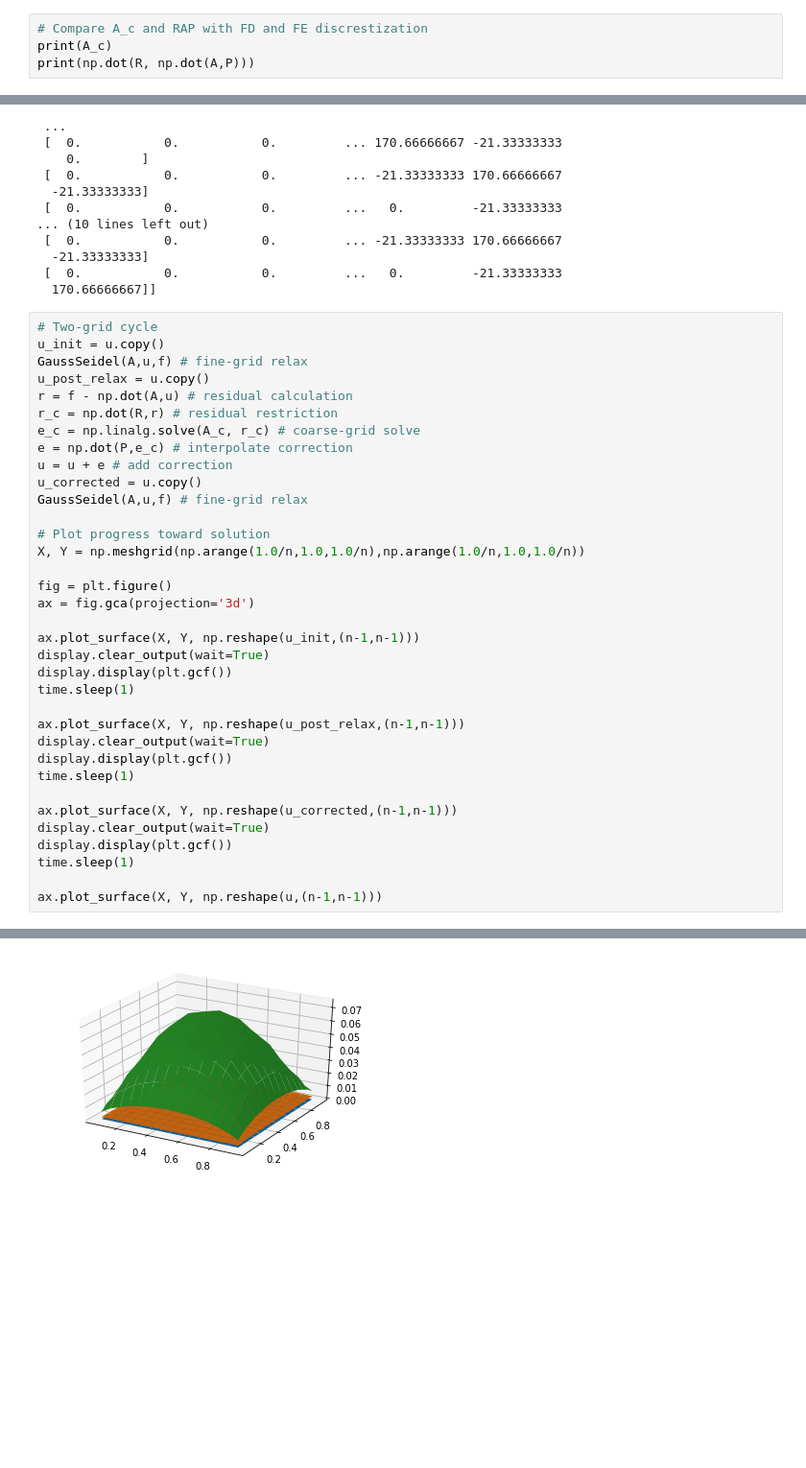
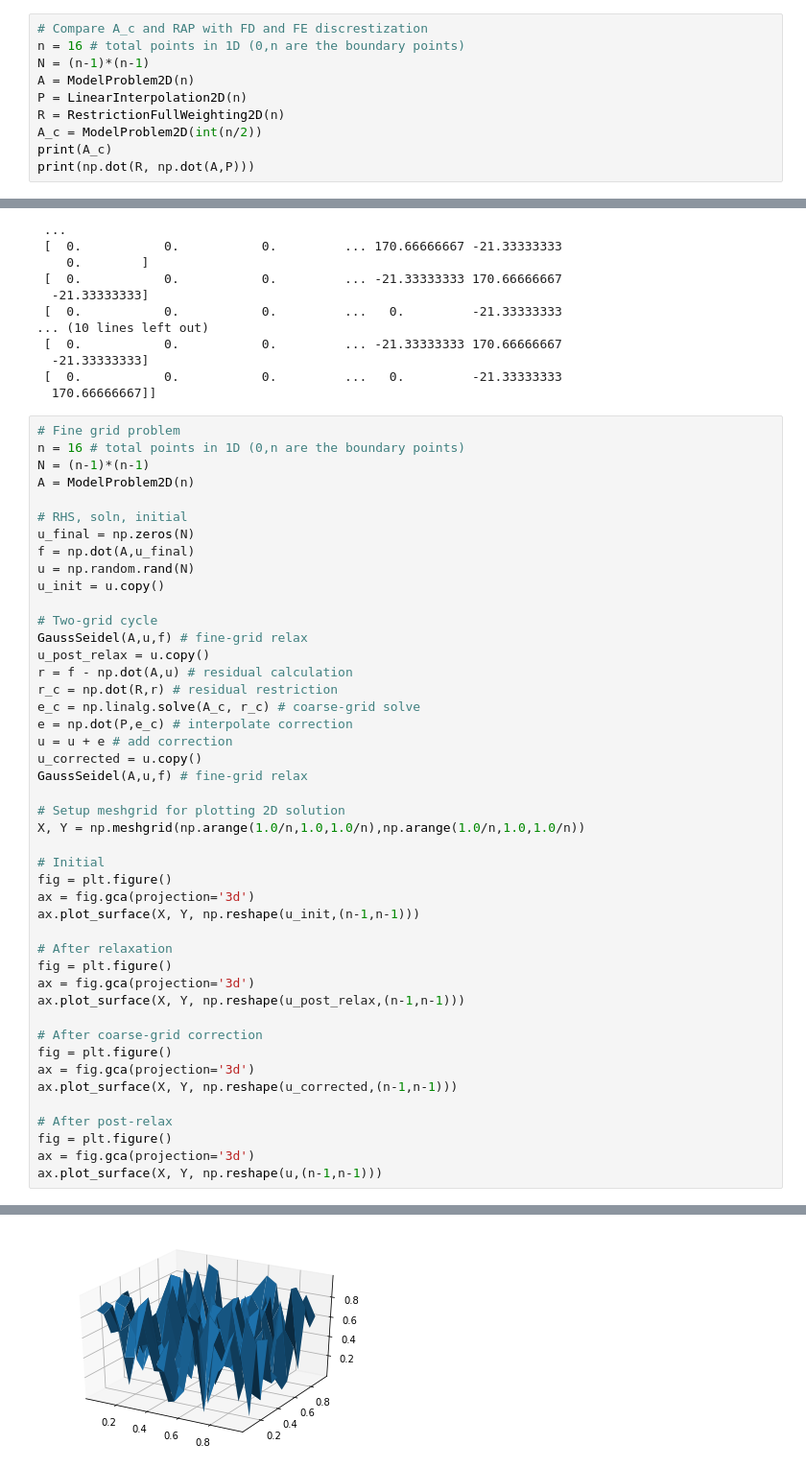
Before and after one commit to waynemitchell/teaching, a Jupyter notebook: notebooks/geometricMultigrid2D.ipynb, the cells around one changed output, grey strips where cells are left out. Shown: that part at 96% size. Cells and saved outputs as stored; diff of their text form; blank space fills up the shorter version.

```diff
--- a/notebooks/geometricMultigrid2D.ipynb
+++ b/notebooks/geometricMultigrid2D.ipynb
@@ -133,5 +87,11 @@ R = RestrictionFullWeighting2D(n)
 # %%
 # Compare A_c and RAP with FD and FE discrestization
+n = 16 # total points in 1D (0,n are the boundary points)
+N = (n-1)*(n-1)
+A = ModelProblem2D(n)
+P = LinearInterpolation2D(n)
+R = RestrictionFullWeighting2D(n)
+A_c = ModelProblem2D(int(n/2))
 print(A_c)
 print(np.dot(R, np.dot(A,P)))
 # %% [output]
@@ -153,8 +113,18 @@ print(np.dot(R, np.dot(A,P)))
  [  0.           0.           0.         ...   0.         -21.33333333
   170.66666667]]
 # %%
+# Fine grid problem
+n = 16 # total points in 1D (0,n are the boundary points)
+N = (n-1)*(n-1)
+A = ModelProblem2D(n)
+
+# RHS, soln, initial
+u_final = np.zeros(N)
+f = np.dot(A,u_final)
+u = np.random.rand(N)
+u_init = u.copy()
+
 # Two-grid cycle
-u_init = u.copy()
 GaussSeidel(A,u,f) # fine-grid relax
 u_post_relax = u.copy()
 r = f - np.dot(A,u) # residual calculation
@@ -165,26 +135,26 @@ u = u + e # add correction
 u_corrected = u.copy()
 GaussSeidel(A,u,f) # fine-grid relax
 
-# Plot progress toward solution
+# Setup meshgrid for plotting 2D solution
 X, Y = np.meshgrid(np.arange(1.0/n,1.0,1.0/n),np.arange(1.0/n,1.0,1.0/n))
 
+# Initial
 fig = plt.figure()
 ax = fig.gca(projection='3d')
+ax.plot_surface(X, Y, np.reshape(u_init,(n-1,n-1)))
 
-ax.plot_surface(X, Y, np.reshape(u_init,(n-1,n-1)))
-display.clear_output(wait=True)
-display.display(plt.gcf())
-time.sleep(1)
+# After relaxation
+fig = plt.figure()
+ax = fig.gca(projection='3d')
+ax.plot_surface(X, Y, np.reshape(u_post_relax,(n-1,n-1)))
 
-ax.plot_surface(X, Y, np.reshape(u_post_relax,(n-1,n-1)))
-display.clear_output(wait=True)
-display.display(plt.gcf())
-time.sleep(1)
+# After coarse-grid correction
+fig = plt.figure()
+ax = fig.gca(projection='3d')
+ax.plot_surface(X, Y, np.reshape(u_corrected,(n-1,n-1)))
 
-ax.plot_surface(X, Y, np.reshape(u_corrected,(n-1,n-1)))
-display.clear_output(wait=True)
-display.display(plt.gcf())
-time.sleep(1)
-
+# After post-relax
+fig = plt.figure()
+ax = fig.gca(projection='3d')
 ax.plot_surface(X, Y, np.reshape(u,(n-1,n-1)))
 # %% [output]
@@ -191 +162 @@ ax.plot_surface(X, Y, np.reshape(u,(n-1,n-1)))
-[figure, old version]
+[figure, new version]
```
Also changed, not shown: parts of 9 cells of this notebook, 9 other files.
